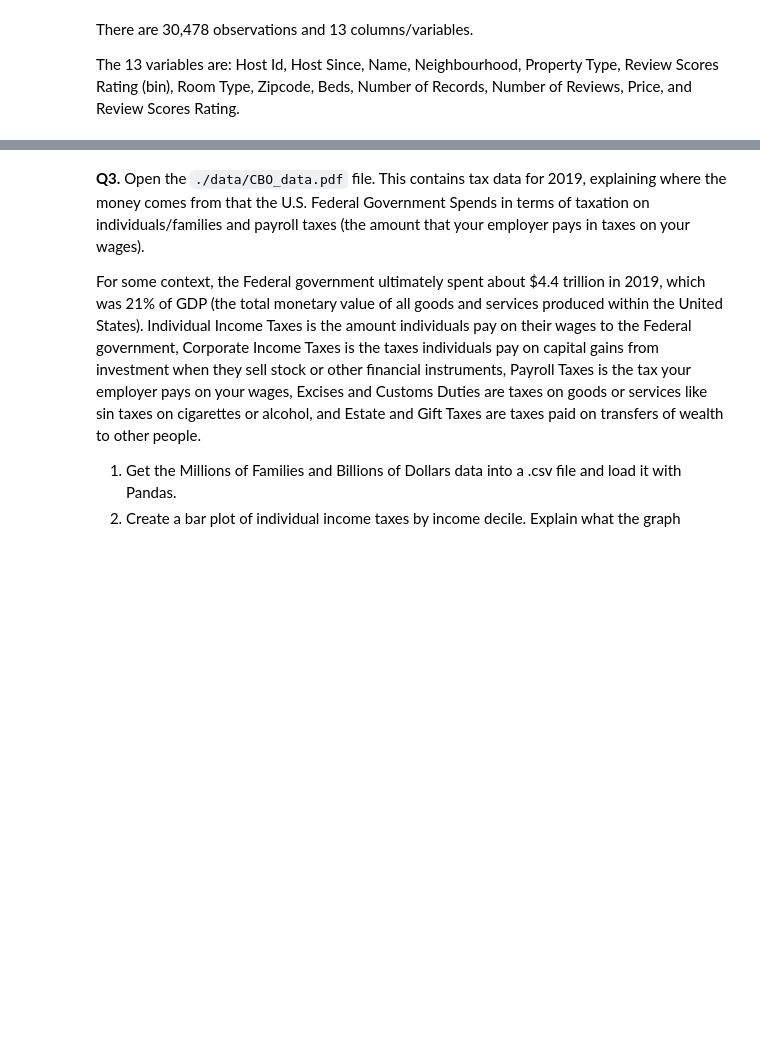
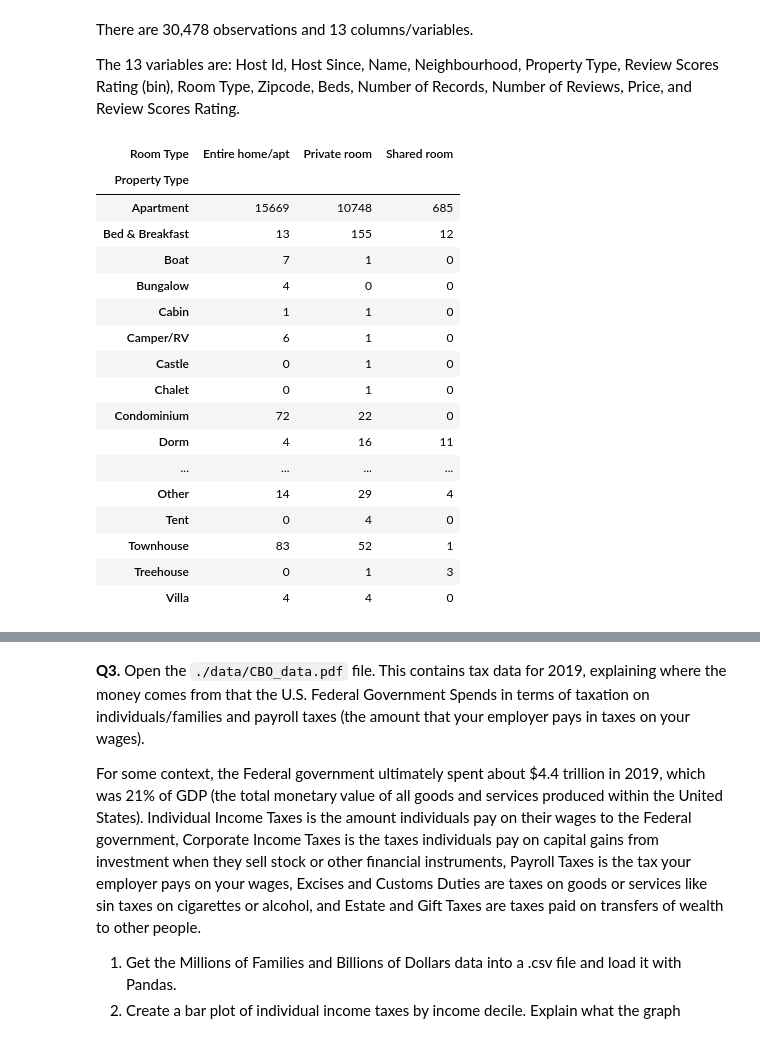
Before and after one commit to jillianhaig/visualization, a Jupyter notebook: assignment/assignment.ipynb, the cells around one changed output, grey strips where cells are left out. Saved outputs shown, nothing was run; the diff lists cells and outputs as text; code cells hidden in the pictures; blank space fills up the shorter version.

```diff
--- a/assignment/assignment.ipynb
+++ b/assignment/assignment.ipynb
@@ -81,3 +80,27 @@ df.head()
 There are 30,478 observations and 13 columns/variables.
 
 The 13 variables are: Host Id, Host Since, Name, Neighbourhood, Property Type, Review Scores Rating (bin), Room Type, Zipcode, Beds, Number of Records, Number of Reviews, Price, and Review Scores Rating.
+# %%
+# PART 3 -> crosstabulate Room Type and Property Type
+
+# pd.crosstab(df["Room Type"], df["Property Type"])
+pd.crosstab(df["Property Type"], df["Room Type"])
+# %% [output]
+| Room Type | Entire home/apt | Private room | Shared room |
+| Property Type |  |  |  |
+| Apartment | 15669 | 10748 | 685 |
+| Bed & Breakfast | 13 | 155 | 12 |
+| Boat | 7 | 1 | 0 |
+| Bungalow | 4 | 0 | 0 |
+| Cabin | 1 | 1 | 0 |
+| Camper/RV | 6 | 1 | 0 |
+| Castle | 0 | 1 | 0 |
+| Chalet | 0 | 1 | 0 |
+| Condominium | 72 | 22 | 0 |
+| Dorm | 4 | 16 | 11 |
+| ... | ... | ... | ... |
+| Other | 14 | 29 | 4 |
+| Tent | 0 | 4 | 0 |
+| Townhouse | 83 | 52 | 1 |
+| Treehouse | 0 | 1 | 3 |
+| Villa | 4 | 4 | 0 |
```
Also changed, not shown: parts of 9 cells of this notebook.
